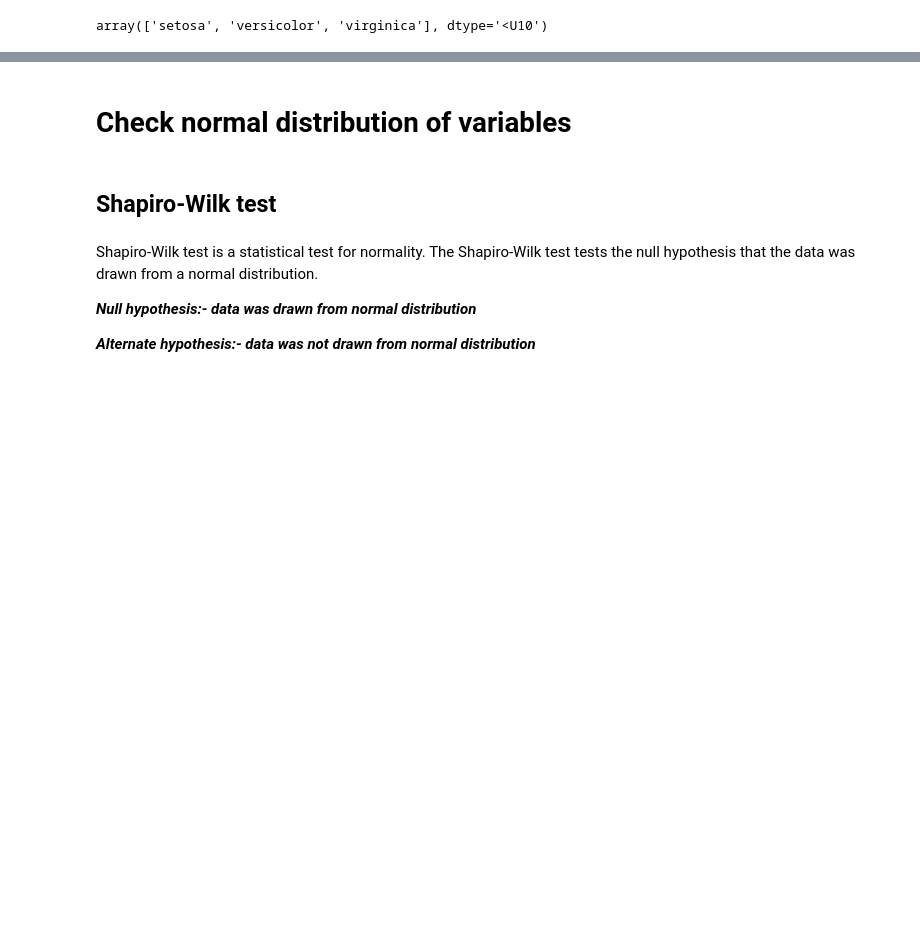
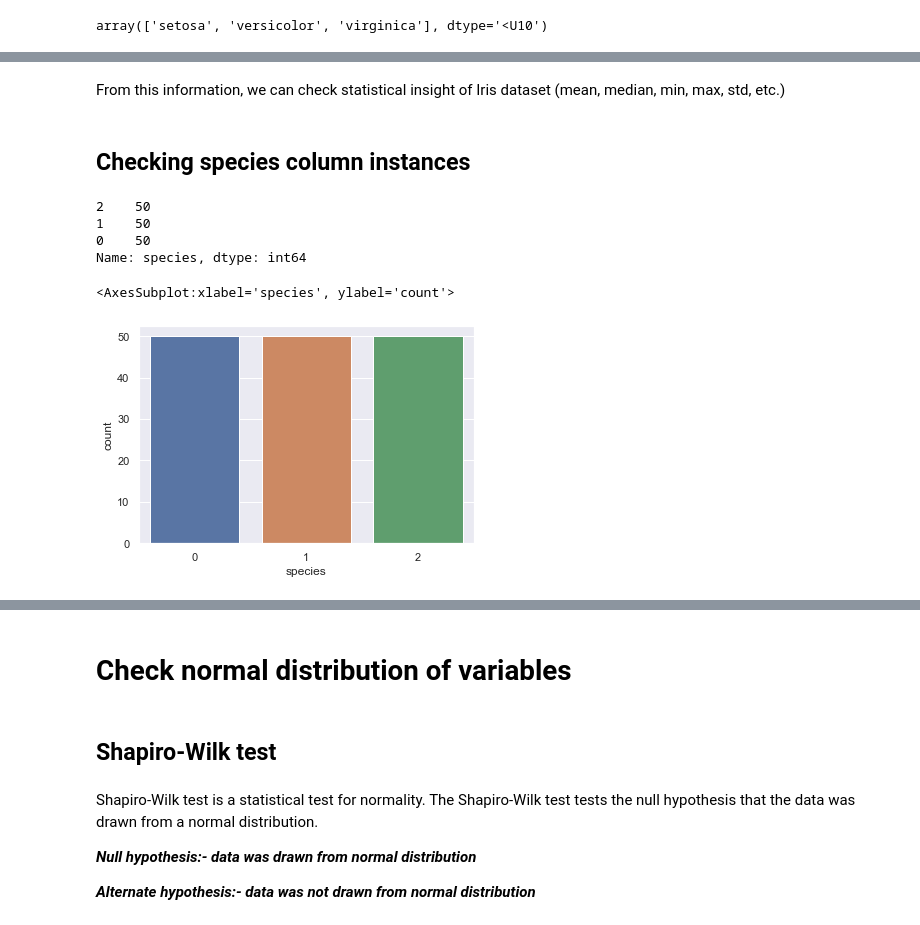
Before and after one commit to nafisa-samia/Statistical-Analysis-of-Iris-Dataset, a Jupyter notebook: Statistical Analysis with Iris Data.ipynb, the cells around one changed output, grey strips where cells are left out. Drawn from its saved outputs; the diff is of its cells as text; code cells hidden in the pictures; blank space fills up the shorter version.

Commit message:
title, subtitles, box plot, histogram, PDF updated

```diff
--- a/Statistical Analysis with Iris Data.ipynb
+++ b/Statistical Analysis with Iris Data.ipynb
@@ -9,9 +11,11 @@ from scipy.stats import t
 from scipy import stats
 import matplotlib.pyplot as plt
 from sklearn import datasets
+from sklearn import metrics
 from pandas.plotting import scatter_matrix
-import seaborn
 import statsmodels.api as sm
+import seaborn as sns
+sns.set()
 # %%
 # https://scipy-lectures.org/packages/statistics/auto_examples/plot_iris_analysis.html
 # https://svaditya.github.io/oldblog/chi_square_and_t_tests_on_iris_data.html
@@ -31,3 +39,6 @@ array(['setosa', 'versicolor', 'virginica'], dtype='<U10')
 # %%
 X = iris.data
 y = iris.target #integers representing the species
+# %%
+df_iris = pd.DataFrame(X, columns=['sepalLength','sepalWidth','petalLength','petalWidth'])
+df_iris.head()
@@ -33,0 +52,3 @@ y = iris.target #integers representing the species
+# %%
+df2_iris = pd.DataFrame(y, columns=['species'])
+df2_iris.head()
@@ -33,0 +108,16 @@ y = iris.target #integers representing the species
+# %% [markdown]
+From this information, we can check statistical insight of Iris dataset (mean, median, min, max, std, etc.)
+# %% [markdown]
+## Checking species column instances
+# %%
+iris["species"].value_counts()
+# %% [output]
+2    50
+1    50
+0    50
+Name: species, dtype: int64
+# %%
+sns.countplot(x = iris["species"])
+# %% [output]
+<AxesSubplot:xlabel='species', ylabel='count'>
+[figure, added]
```
Also changed, not shown: parts of 46 cells of this notebook.
